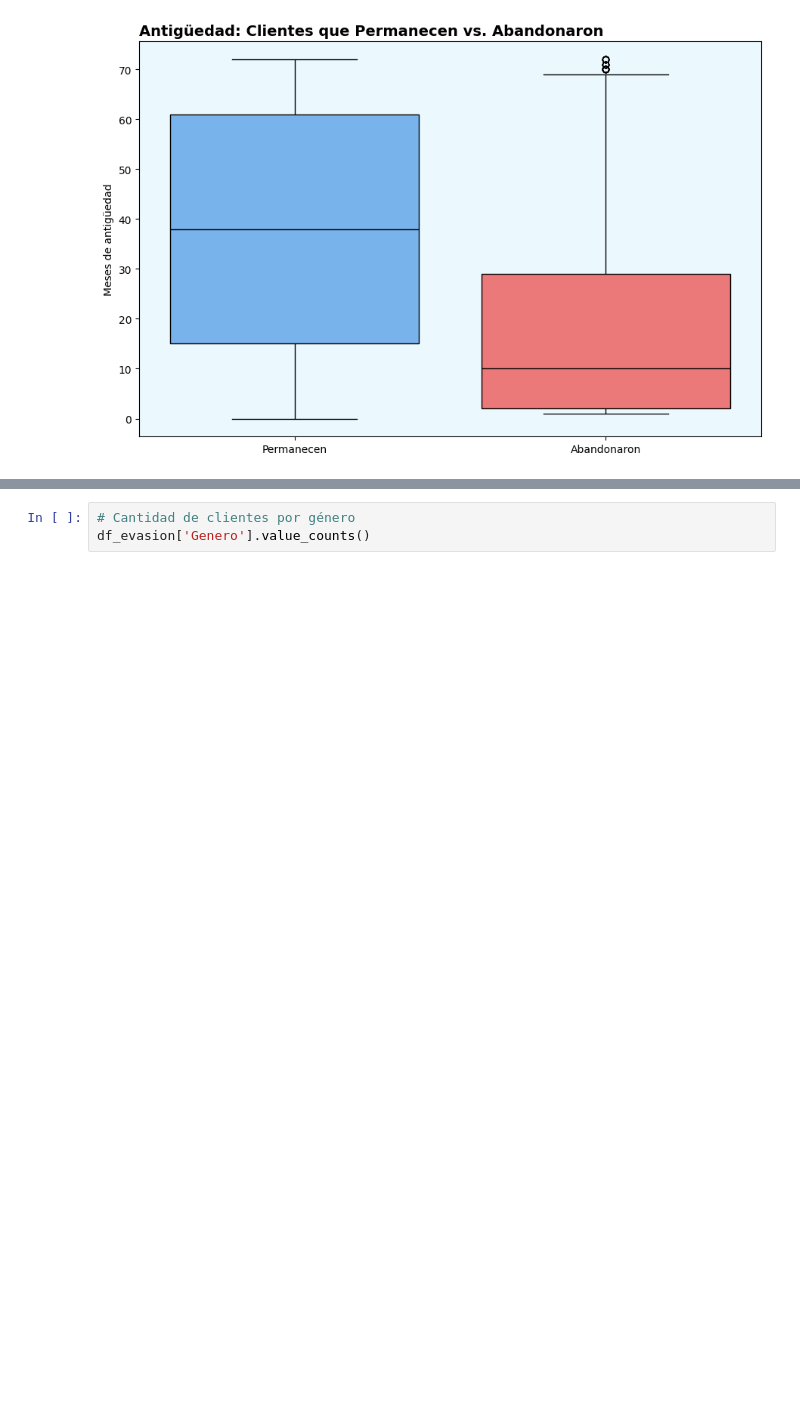
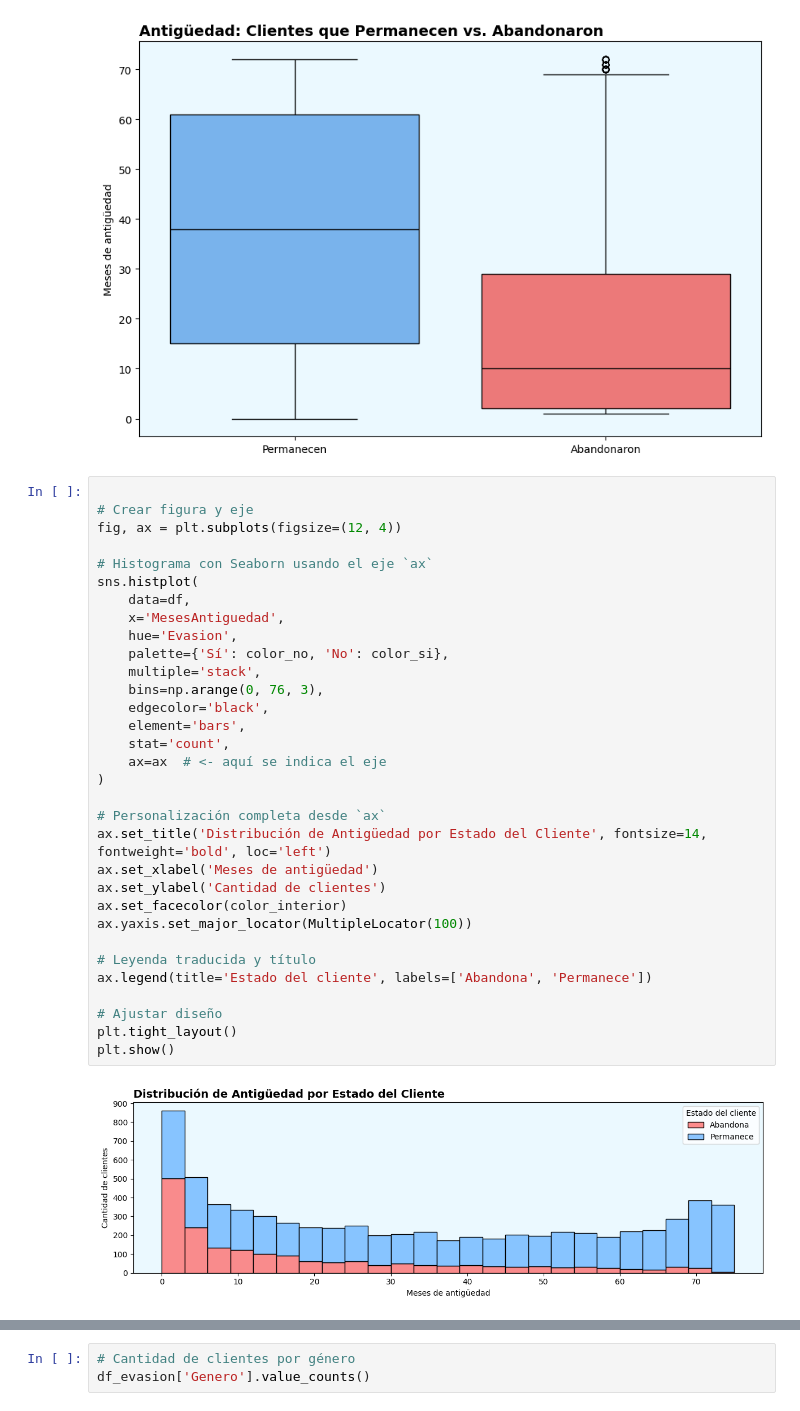
Before and after one commit to DanielRaiicHu/TelecomX, a Jupyter notebook: TelecomX.ipynb, the cells around one changed output, grey strips where cells are left out. Drawn from its saved outputs; the diff is of its cells as text; blank space fills up the shorter version.

```diff
--- a/TelecomX.ipynb
+++ b/TelecomX.ipynb
@@ -630,4 +635,38 @@ plt.tight_layout()
 plt.show()
 # %% [output]
 [figure]
+# %%
+
+# Crear figura y eje
+fig, ax = plt.subplots(figsize=(12, 4))
+
+# Histograma con Seaborn usando el eje `ax`
+sns.histplot(
+    data=df,
+    x='MesesAntiguedad',
+    hue='Evasion',
+    palette={'Sí': color_no, 'No': color_si},
+    multiple='stack',
+    bins=np.arange(0, 76, 3),
+    edgecolor='black',
+    element='bars',
+    stat='count',
+    ax=ax  # <- aquí se indica el eje
+)
+
+# Personalización completa desde `ax`
+ax.set_title('Distribución de Antigüedad por Estado del Cliente', fontsize=14, fontweight='bold', loc='left')
+ax.set_xlabel('Meses de antigüedad')
+ax.set_ylabel('Cantidad de clientes')
+ax.set_facecolor(color_interior)
+ax.yaxis.set_major_locator(MultipleLocator(100))
+
+# Leyenda traducida y título
+ax.legend(title='Estado del cliente', labels=['Abandona', 'Permanece'])
+
+# Ajustar diseño
+plt.tight_layout()
+plt.show()
+# %% [output]
+[figure, added]
 # %%
```
Also changed, not shown: parts of 43 cells of this notebook.
